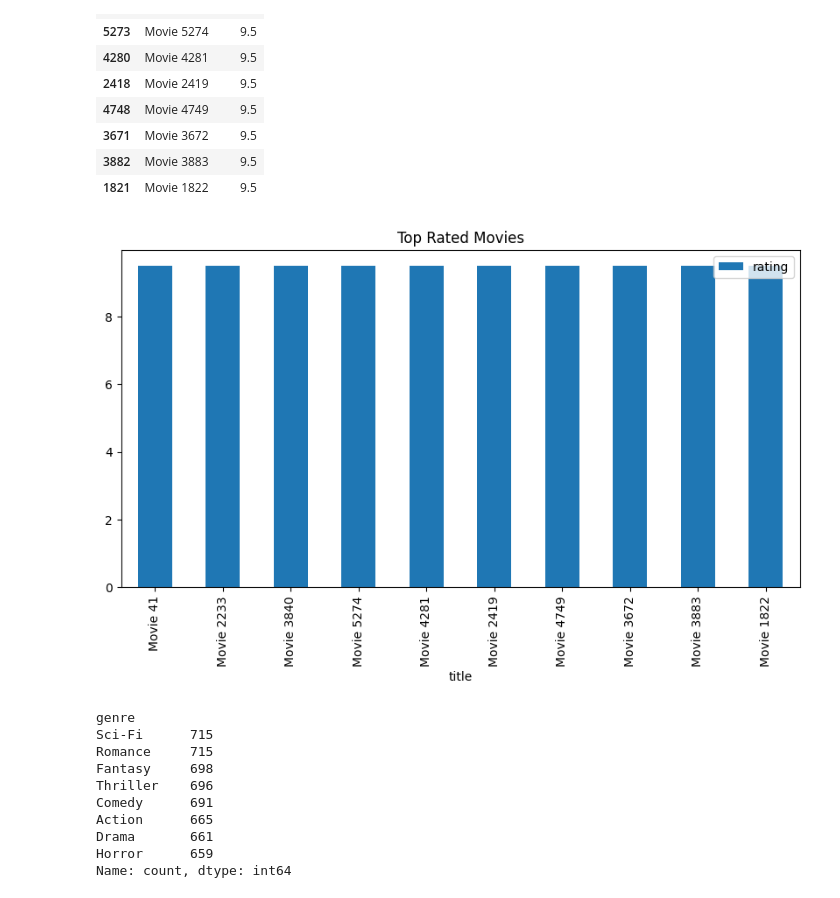
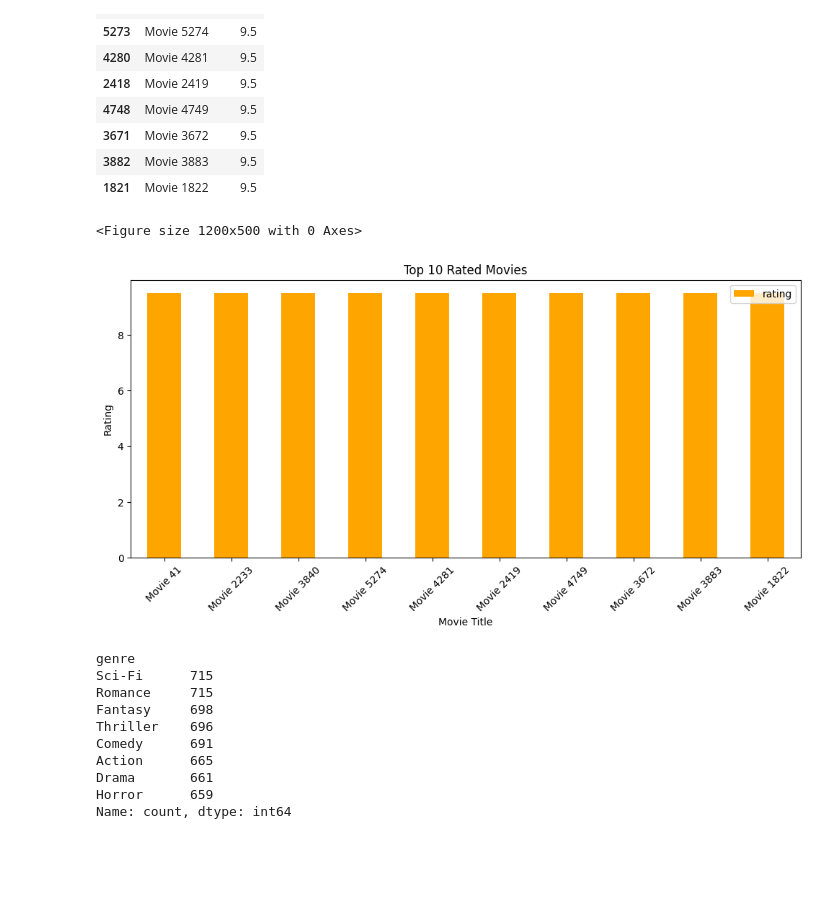
Before and after one commit to mohamadsuhan/IMDB-Movie-Dataset-Analysis---P1, a Jupyter notebook: Project1.ipynb, the cells around one changed output. Cells and saved outputs as stored; diff of their text form; code cells hidden in the pictures; blank space fills up the shorter version.

Commit message:
Updated IMDB movie analysis project

```diff
--- a/Project1.ipynb
+++ b/Project1.ipynb
@@ -208,3 +254,26 @@ top_gross[['title','gross_million']].head(10)
+# %%
+df['movie_id'] = range(
+    1001,
+    1001 + len(df)
+)
+# %%
+df['rating'] = df.groupby(
+    'genre'
+)['rating'].transform(
+    lambda x: x.fillna(x.mean())
+)
+
+df['rating'] = df['rating'].fillna(
+    df['rating'].mean()
+)
+# %%
+df['director'] = df['director'].fillna(
+    'Unknown'
+)
+# %%
+df['lead_actor'] = df['lead_actor'].fillna(
+    'Unknown'
+)
 # %%
 import matplotlib.pyplot as plt
 
@@ -242,18 +322,25 @@ top_rated[['title','rating']].head(10)
 | 3882 | Movie 3883 | 9.5 |
 | 1821 | Movie 1822 | 9.5 |
 # %%
+plt.figure(figsize=(12,5))
+
 top_rated.head(10).plot(
     x='title',
     y='rating',
     kind='bar',
-    figsize=(10,5)
+    color='orange',
+    figsize=(12,5)
 )
 
-plt.title("Top Rated Movies")
+plt.title("Top 10 Rated Movies")
+plt.xlabel("Movie Title")
+plt.ylabel("Rating")
+plt.xticks(rotation=45)
 
 plt.show()
 # %% [output]
+<Figure size 1200x500 with 0 Axes>
-[figure, old version]
+[figure, new version]
 # %%
 genre_count = df['genre'].value_counts()
 
```
Also changed, not shown: parts of 17 cells of this notebook.
